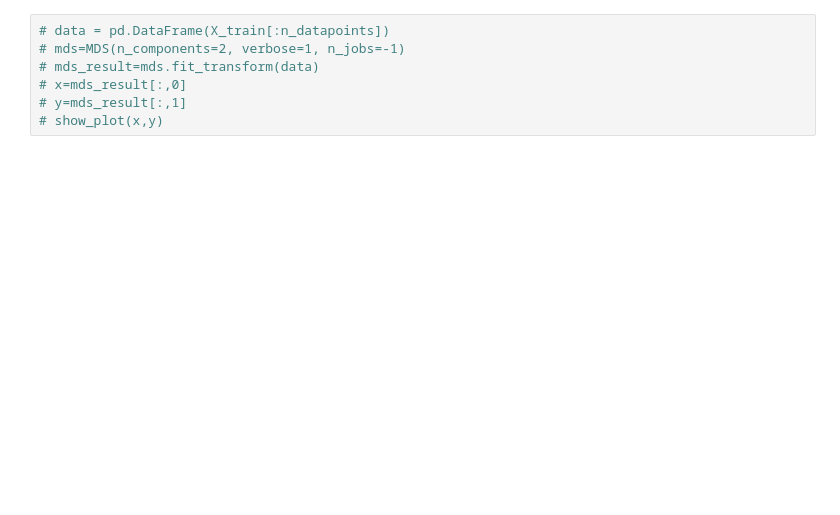
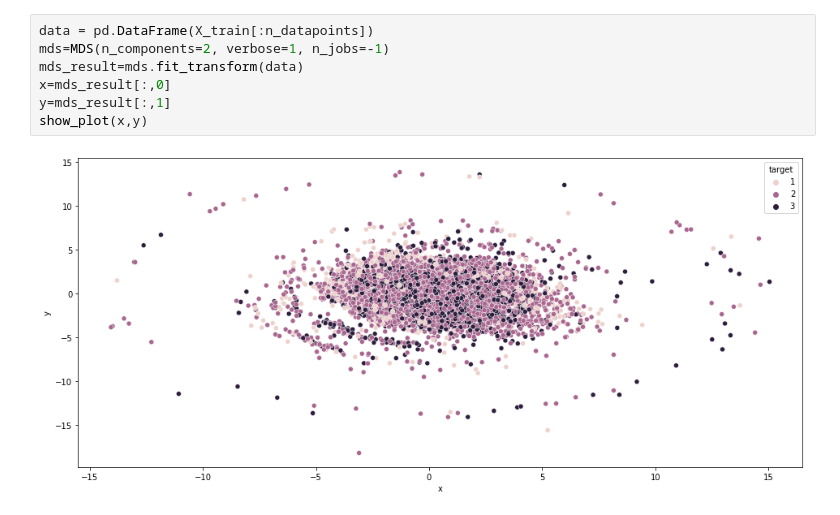
Before and after one commit to piercehowell/stat-ml-richter-predictor, a Jupyter notebook: Visualization/viz.ipynb, the cells around one changed output. Drawn from its saved outputs; the diff is of its cells as text; blank space fills up the shorter version.

```diff
--- a/Visualization/viz.ipynb
+++ b/Visualization/viz.ipynb
@@ -72,10 +72,12 @@ show_plot(x,y)
 # %%
-# data = pd.DataFrame(X_train[:n_datapoints])
-# mds=MDS(n_components=2, verbose=1, n_jobs=-1)
-# mds_result=mds.fit_transform(data)
-# x=mds_result[:,0]
-# y=mds_result[:,1]
-# show_plot(x,y)
+data = pd.DataFrame(X_train[:n_datapoints])
+mds=MDS(n_components=2, verbose=1, n_jobs=-1)
+mds_result=mds.fit_transform(data)
+x=mds_result[:,0]
+y=mds_result[:,1]
+show_plot(x,y)
+# %% [output]
+[figure, added]
 # %%
 data = pd.DataFrame(X_train[:n_datapoints])
 iso=Isomap(n_components=2, n_neighbors=50, n_jobs=-1)
```
Also changed, not shown: parts of 5 cells of this notebook, 7 other files.
